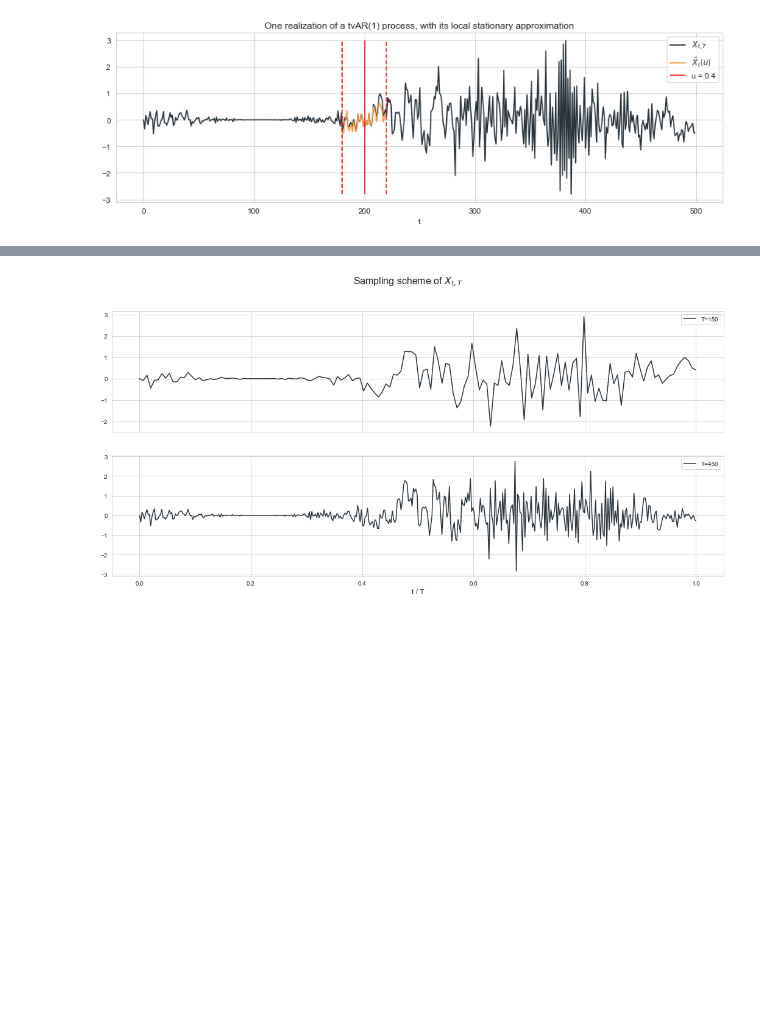
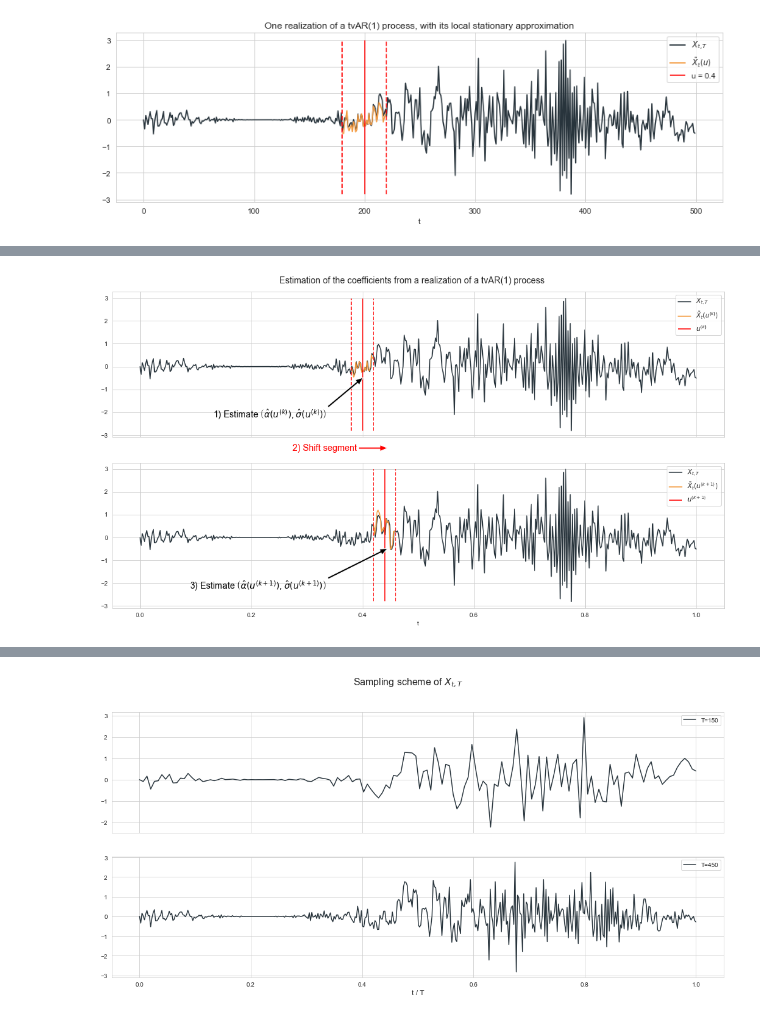
Before and after one commit to Tristan-C-13/modelling-non-stationary-time-series, a Jupyter notebook: random tests/test tvAR(1).ipynb, the cells around one changed output, grey strips where cells are left out. Drawn from its saved outputs; the diff is of its cells as text; code cells hidden in the pictures; blank space fills up the shorter version.

```diff
--- a/random tests/test tvAR(1).ipynb
+++ b/random tests/test tvAR(1).ipynb
@@ -128,0 +155,39 @@ ax.legend();
+# %%
+t_00 = 220
+uu = t_00 / T
+realization_x_tilde_uu = simulate_tvAR_p(0, T, lambda t: alpha(uu), lambda t: sigma(uu), epsilon)
+x_min_2 = t_00 - 10
+x_max_2 = t_00 + 10
+
+# figure
+fig, axs = plt.subplots(2, 1, figsize=(14, 8), sharex=True)
+
+axs[0].plot(np.linspace(0, 1, len(realization)), realization, label=r"$X_{t,T}$", color="#28343c");
+axs[0].plot(list(map(lambda x: x/T, range(x_min, x_max))), realization_x_tilde[x_min:x_max], label=r"$\tilde{X}_t(u^{(k)})$", color="#F49A3F")
+axs[0].vlines(t_0/T, ymin=realization.min(), ymax=realization.max(), color='red', label=r"$u^{(k)}$")
+axs[0].vlines(x_min/T, ymin=realization.min(), ymax=realization.max(), color='red', linestyle='--')
+axs[0].vlines(x_max/T, ymin=realization.min(), ymax=realization.max(), color='red', linestyle='--')
+axs[0].legend();
+
+axs[0].annotate("1) Estimate " + r"$\left(\hat{\alpha}(u^{(k)}), \hat{\sigma}(u^{(k)})\right)$", xy=(0.41, 0.41), xytext=(0.35, 0.2), xycoords='axes fraction', textcoords='axes fraction', arrowprops=dict(width=3, headwidth=10, facecolor='black'), color='black', fontsize=14, horizontalalignment='right', verticalalignment='top');
+
+
+axs[1].plot(np.linspace(0, 1, len(realization)), realization, label=r"$X_{t,T}$", color="#28343c");
+axs[1].plot(list(map(lambda x: x/ T, range(x_min_2, x_max_2))), realization_x_tilde_uu[x_min_2:x_max_2], label=r"$\tilde{X}_t(u^{(k+1)})$", color="#F49A3F")
+axs[1].vlines(t_00/T, ymin=realization.min(), ymax=realization.max(), color='red', label=r"$u^{(k+1)}$")
+axs[1].vlines(x_min_2/T, ymin=realization.min(), ymax=realization.max(), color='red', linestyle='--')
+axs[1].vlines(x_max_2/T, ymin=realization.min(), ymax=realization.max(), color='red', linestyle='--')
+
+axs[1].set_xlabel("t");
+axs[1].legend();
+
+axs[1].annotate("3) Estimate " + r"$\left(\hat{\alpha}(u^{(k+1)}), \hat{\sigma}(u^{(k+1)})\right)$", xy=(0.45, 0.41), xytext=(0.35, 0.2), xycoords='axes fraction', textcoords='axes fraction', arrowprops=dict(width=3, headwidth=10, facecolor='black'), color='black', fontsize=14, horizontalalignment='right', verticalalignment='top');
+
+fig.suptitle("Estimation of the coefficients from a realization of a tvAR(1) process", fontsize=14)
+plt.annotate('2) Shift segment', xy=(0.45, 1.1), xytext=(0.40, 1.1), xycoords='axes fraction', textcoords='axes fraction', arrowprops=dict(width=3, headwidth=10, facecolor='red'), fontsize=14, color='red', horizontalalignment='right', verticalalignment='center');
+plt.tight_layout()
+
+
+# plt.savefig("coefficients-estimation-tvAR-1.pdf", bbox_inches="tight")
+# %% [output]
+[figure, added]
```
Also changed, not shown: parts of 3 cells of this notebook, 7 other files.
